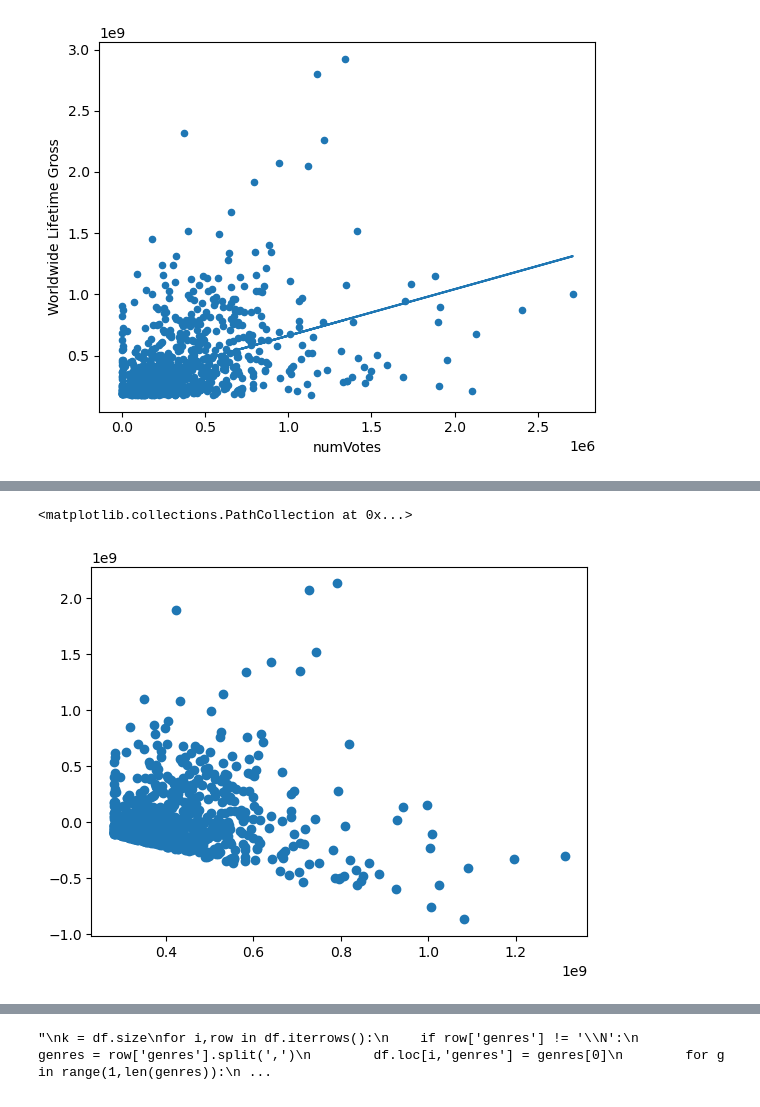
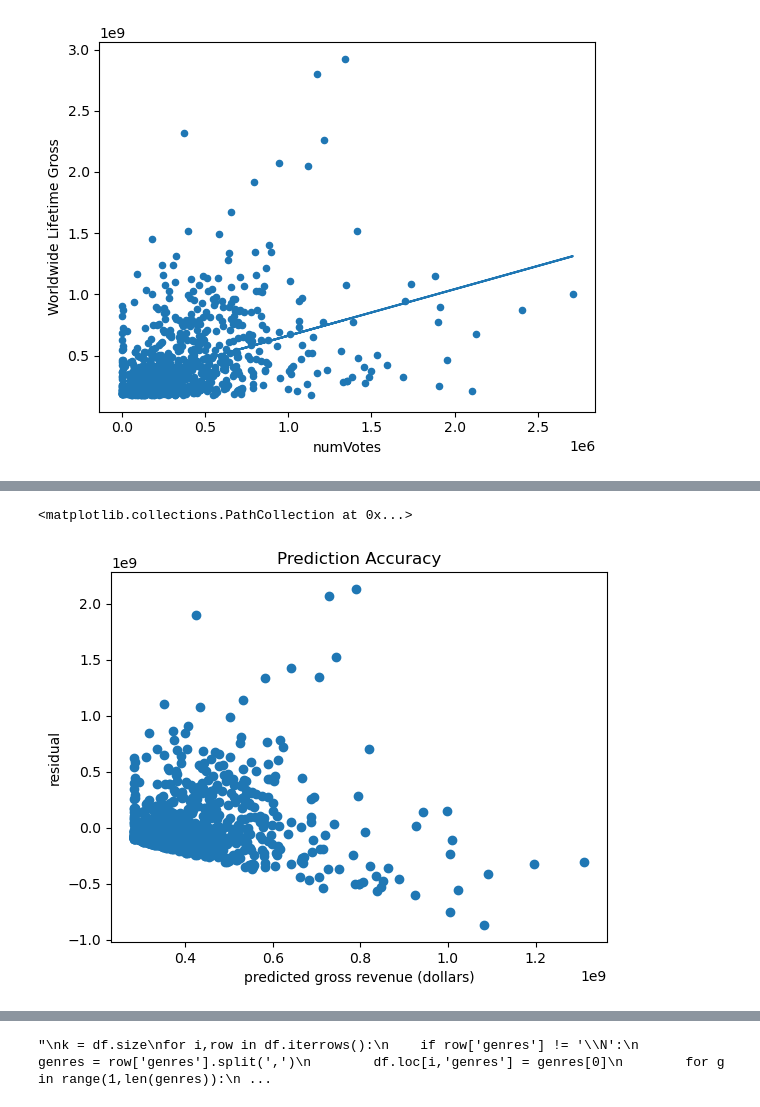
Before and after one commit to James-Trauger/James-Trauger.github.io, a Jupyter notebook: james.ipynb, the cells around one changed output, grey strips where cells are left out. Cells and saved outputs as stored; diff of their text form; code cells hidden in the pictures.

```diff
--- a/james.ipynb
+++ b/james.ipynb
@@ -331,8 +318,11 @@ boxdf.head(10)
 | 15 | Jurassic World | Action,Adventure,Sci-Fi | 6.9 | 655652.0 | 124.0 | 8 | 1.671537e+09 | ... |
 | 22 | The Avengers | Action,Sci-Fi | 8.0 | 1412864.0 | 143.0 | 10 | 1.520539e+09 | ... |
 | 23 | Furious 7 | Action,Crime,Thriller | 7.1 | 398032.0 | 137.0 | 11 | 1.515341e+09 | ... |
-# %%
-plt.scatter(preds, boxdf['residuals'])
-# %% [output]
-<matplotlib.collections.PathCollection at 0x...>
-[figure, removed]
+# %%
+plt.xlabel('predicted gross revenue (dollars)')
+plt.ylabel('residual')
+plt.title('Prediction Accuracy')
+plt.scatter(preds, boxdf['residuals'])
+# %% [output]
+<matplotlib.collections.PathCollection at 0x...>
+[figure, added]
```
Also changed, not shown: parts of 14 cells of this notebook.
